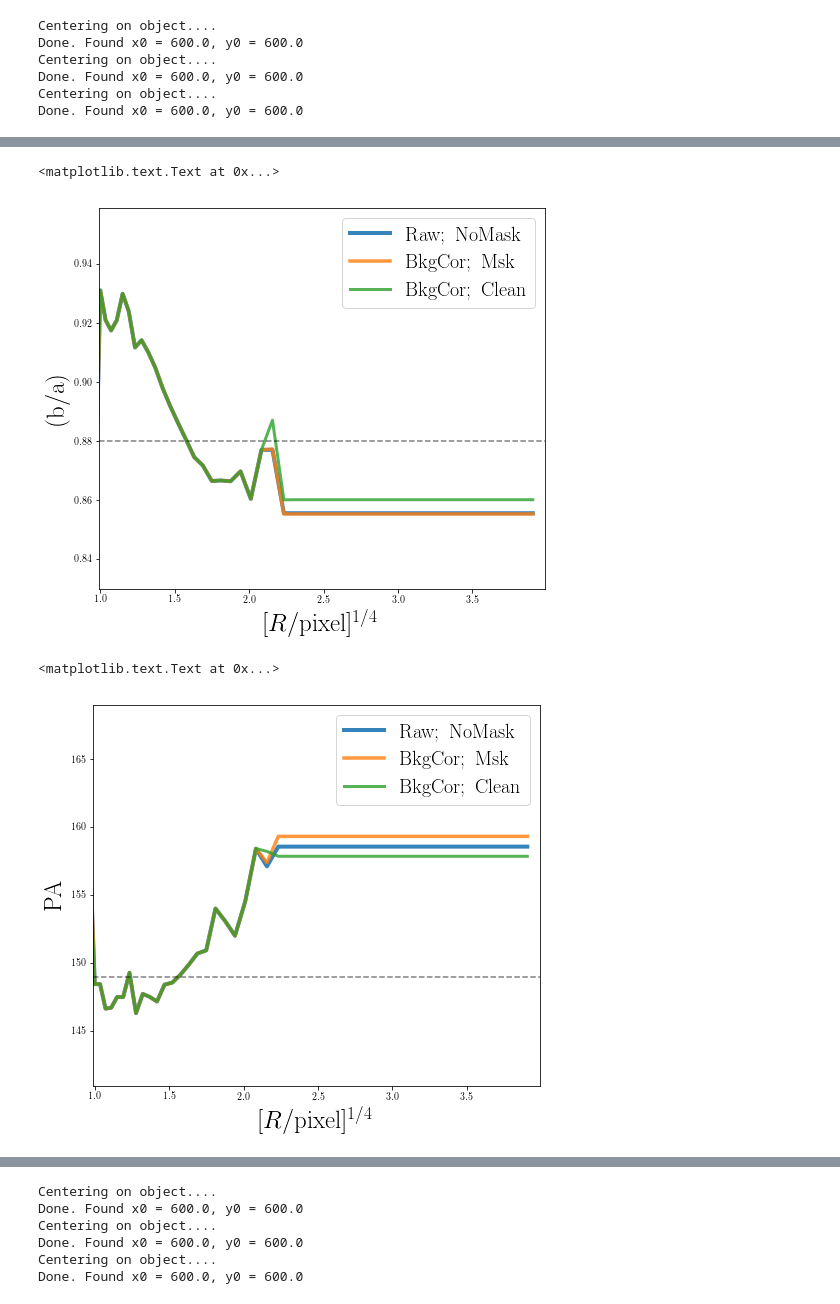
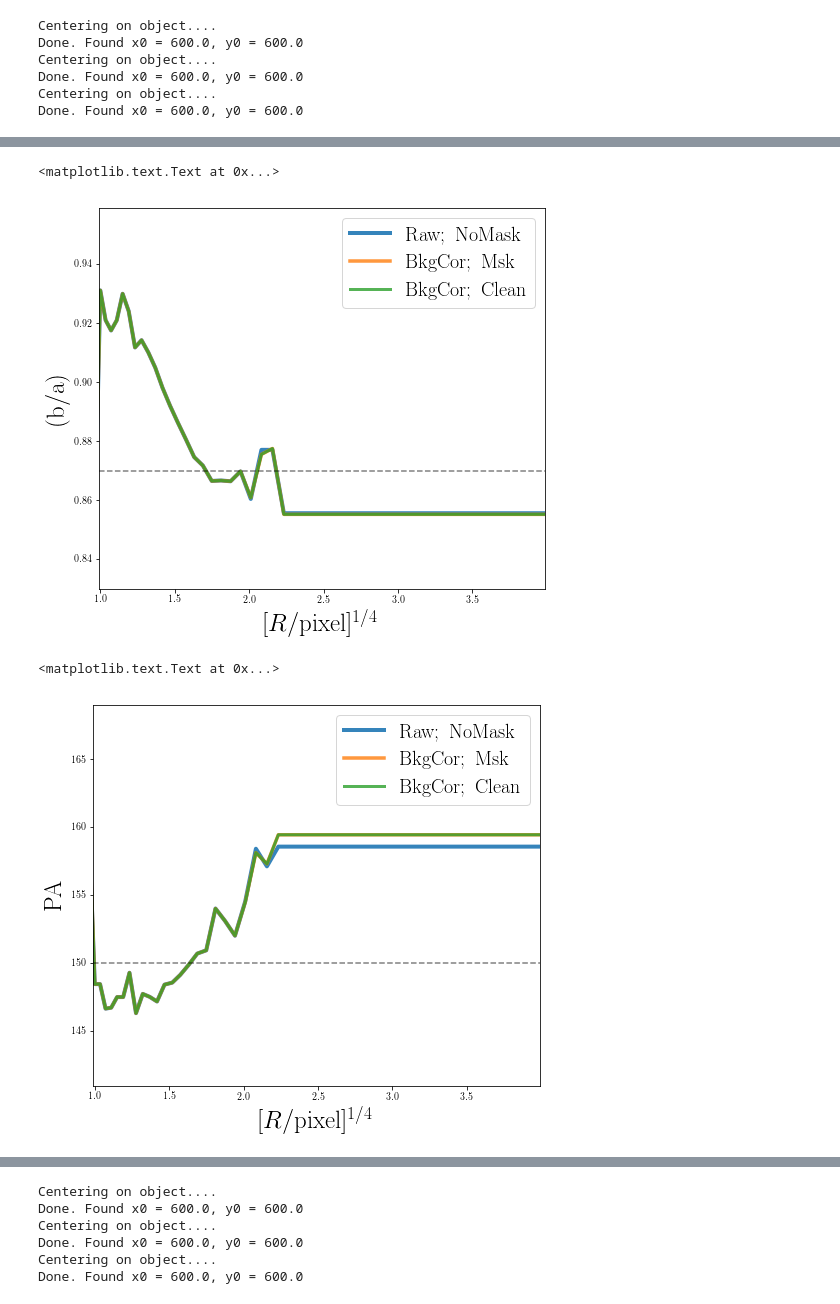
Before and after one commit to dr-guangtou/kungpao, a Jupyter notebook: demo/kungpao_footprint_noise_replace.ipynb, the cells around one changed output, grey strips where cells are left out. Saved outputs shown, nothing was run; the diff lists cells and outputs as text; code cells hidden in the pictures.

```diff
--- a/demo/kungpao_footprint_noise_replace.ipynb
+++ b/demo/kungpao_footprint_noise_replace.ipynb
@@ -259,9 +284,9 @@ obj1_geom = Geometry(600.0, 600.0, 4., 0.05, 10./180.*np.pi)
 
 obj1_nomsk_ellip = Ellipse(gal_img, geometry=obj1_geom)
 
-obj1_clean_ellip = Ellipse((img_noise_nocen - bkg.back()), geometry=obj1_geom)
+obj1_clean_ellip = Ellipse((img_noise_nocen - bkg_new.back()), geometry=obj1_geom)
 
-gal_img_msk = copy.deepcopy(gal_img - bkg.back())
+gal_img_msk = copy.deepcopy(gal_img - bkg_new.back())
 gal_img_msk[seg_mask_nocen] = np.nan
 
 obj1_bgmsk_ellip = Ellipse(gal_img_msk, geometry=obj1_geom)
@@ -273,8 +298,20 @@ Done. Found x0 = 600.0, y0 = 600.0
 Centering on object....
 Done. Found x0 = 600.0, y0 = 600.0
 # %%
-obj1_nomsk_iso = obj1_nomsk_ellip.fit_image(sma0=1.0, minsma=0.0, maxsma=250.0,
+obj1_nomsk_iso = obj1_nomsk_ellip.fit_image(sma0=1.0, minsma=0.0, maxsma=300.0,
                                             step=0.15, linear=False, integrmode='bi-linear',
-                                            sclip=3., nclip=3,
+                                            sclip=3., nclip=2,
                                             conver=0.06, maxit=60, fflag=0.7,
-                                            fixgeom=False)
+                                            fixgeom=False, verbose=False)
+
+obj1_bgmsk_iso = obj1_bgmsk_ellip.fit_image(sma0=1.0, minsma=0.0, maxsma=300.0,
+                                            step=0.15, linear=False, integrmode='bi-linear',
+                                            sclip=3., nclip=2,
+                                            conver=0.06, maxit=60, fflag=0.7,
+                                            fixgeom=False, verbose=False)
+
+obj1_clean_iso = obj1_clean_ellip.fit_image(sma0=1.0, minsma=0.0, maxsma=300.0,
+                                            step=0.15, linear=False, integrmode='bi-linear',
+                                            sclip=3., nclip=2,
+                                            conver=0.06, maxit=60, fflag=0.7,
+                                            fixgeom=False, verbose=False)
@@ -299,6 +317,0 @@ obj1_nomsk_iso = obj1_nomsk_ellip.fit_image(sma0=1.0, minsma=0.0, maxsma=250.0,
-# %%
-obj1_clean_iso = obj1_clean_ellip.fit_image(sma0=1.0, minsma=0.0, maxsma=250.0,
-                                            step=0.15, linear=False, integrmode='bi-linear',
-                                            sclip=3., nclip=1,
-                                            conver=0.06, maxit=60, fflag=0.7,
-                                            fixgeom=False)
@@ -323,6 +317,0 @@ obj1_clean_iso = obj1_clean_ellip.fit_image(sma0=1.0, minsma=0.0, maxsma=250.0,
-# %%
-obj1_bgmsk_iso = obj1_bgmsk_ellip.fit_image(sma0=1.0, minsma=0.0, maxsma=250.0,
-                                            step=0.15, linear=False, integrmode='bi-linear',
-                                            sclip=3., nclip=3,
-                                            conver=0.06, maxit=60, fflag=0.7,
-                                            fixgeom=False)
@@ -414,7 +385,7 @@ ax1.plot(obj1_clean_iso.sma ** 0.25,
 
 ax1.legend(fontsize=20)
 
-ax1.axhline(0.88, linestyle='--', c='k', alpha=0.5)
+ax1.axhline(0.87, linestyle='--', c='k', alpha=0.5)
 
 ax1.set_ylim(0.83, 0.959)
 ax1.set_xlim(0.99, 3.99)
@@ -423,39 +394,39 @@ ax1.set_xlabel(r'$[R/\mathrm{pixel}]^{1/4}$', fontsize=25)
 ax1.set_ylabel(r'$(\mathrm{b}/\mathrm{a})$', fontsize=25)
 # %% [output]
 <matplotlib.text.Text at 0x...>
-[figure, old version]
+[figure, new version]
 # %%
 fig = plt.figure(figsize=(8, 7))
 
 ax1 = fig.add_subplot(111)
 
 ax1.plot(obj1_nomsk_iso.sma ** 0.25,
          obj1_nomsk_iso.pa * 180.0 / np.pi,
          label=r'$\mathrm{Raw;\ NoMask}$',
          linewidth=4.0, alpha=0.9)
 
 ax1.plot(obj1_bgmsk_iso.sma ** 0.25,
          obj1_bgmsk_iso.pa * 180.0 / np.pi,
          label=r'$\mathrm{BkgCor;\ Msk}$',
          linewidth=3.5, alpha=0.8)
 
 ax1.plot(obj1_clean_iso.sma ** 0.25,
          obj1_clean_iso.pa * 180.0 / np.pi,
          label=r'$\mathrm{BkgCor;\ Clean}$',
          linewidth=3.0, alpha=0.8)
 
 ax1.legend(fontsize=20)
 
-ax1.axhline(149, linestyle='--', c='k', alpha=0.5)
+ax1.axhline(150, linestyle='--', c='k', alpha=0.5)
 
 ax1.set_xlim(0.99, 3.99)
 ax1.set_ylim(141, 169)
 
 ax1.set_xlabel(r'$[R/\mathrm{pixel}]^{1/4}$', fontsize=25)
 ax1.set_ylabel(r'$\mathrm{PA}$', fontsize=25)
 # %% [output]
 <matplotlib.text.Text at 0x...>
-[figure, old version]
+[figure, new version]
 # %%
 fig = plt.figure(figsize=(8, 7))
 
```
Also changed, not shown: parts of 16 cells of this notebook.
